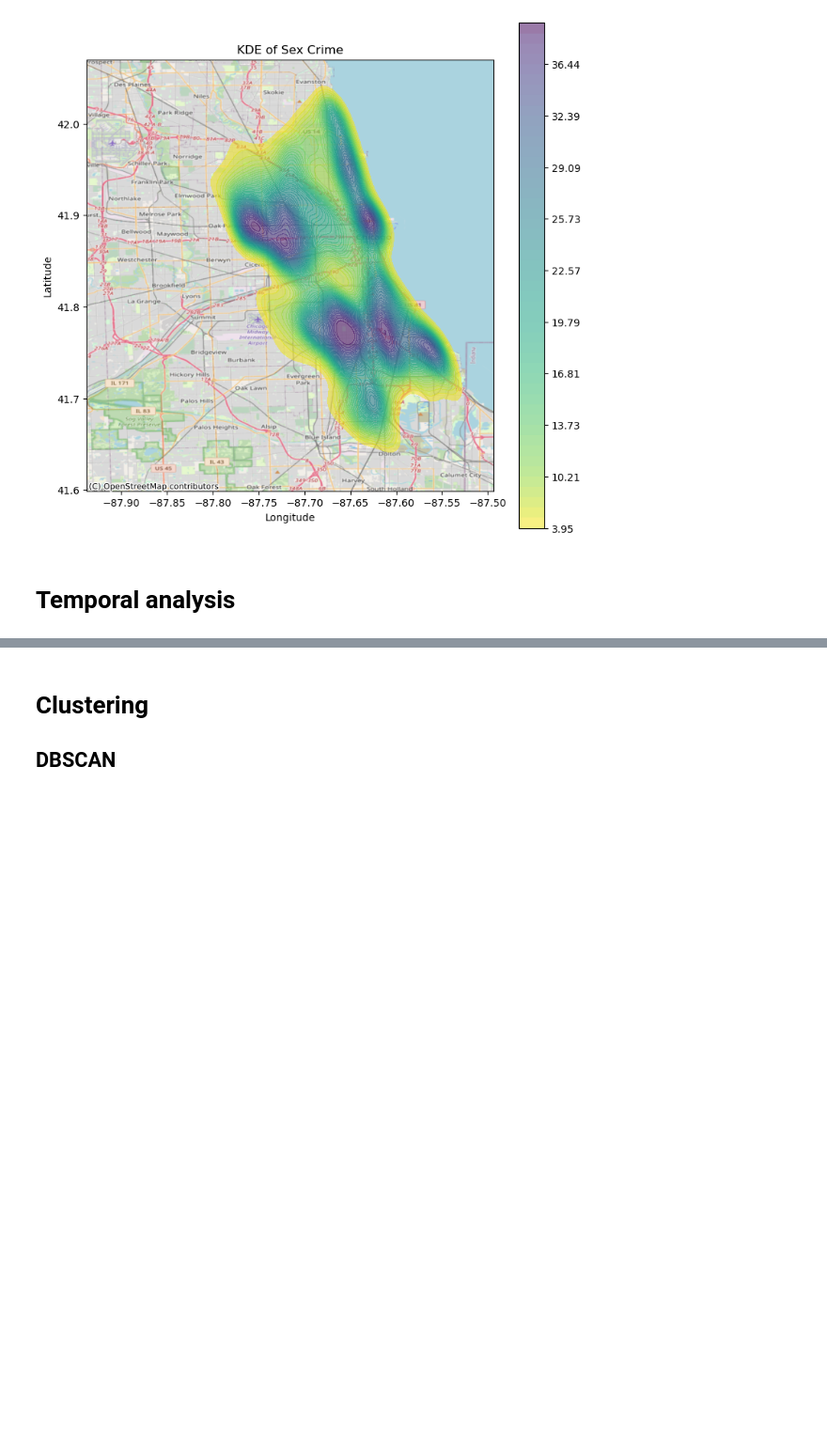
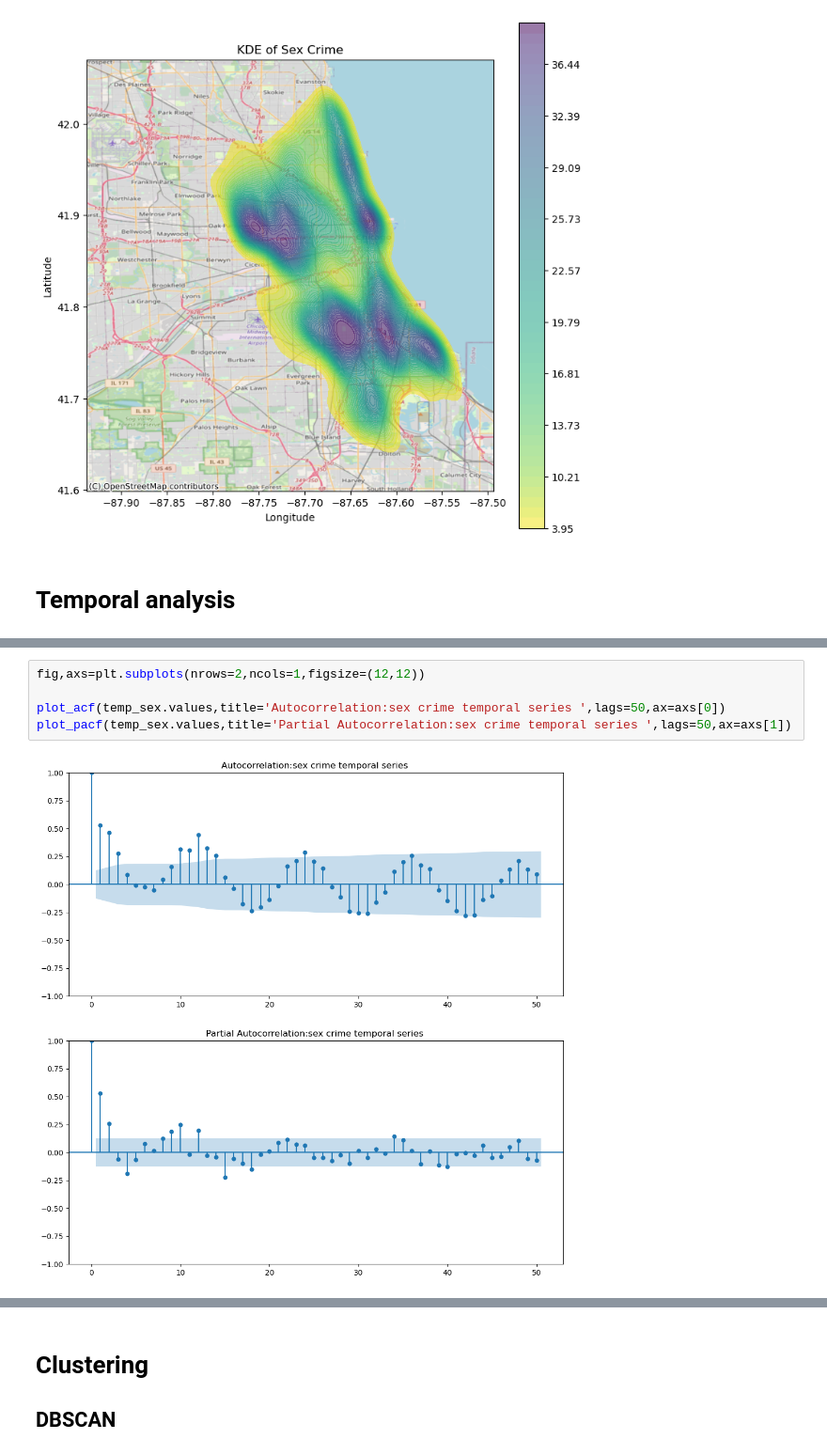
Before and after one commit to Skylar-TyZhang/STDM-Crime-analysis, a Jupyter notebook: chicago_crime.ipynb, the cells around one changed output, grey strips where cells are left out. Shown at 94% size. Saved outputs shown, nothing was run; the diff lists cells and outputs as text; blank space fills up the shorter version.

```diff
--- a/chicago_crime.ipynb
+++ b/chicago_crime.ipynb
@@ -412,0 +452,7 @@ Critical values
+# %%
+fig,axs=plt.subplots(nrows=2,ncols=1,figsize=(12,12))
+
+plot_acf(temp_sex.values,title='Autocorrelation:sex crime temporal series ',lags=50,ax=axs[0])
+plot_pacf(temp_sex.values,title='Partial Autocorrelation:sex crime temporal series ',lags=50,ax=axs[1])
+# %% [output]
+[figure, added]
```
Also changed, not shown: parts of 18 cells of this notebook, 1 other file.
